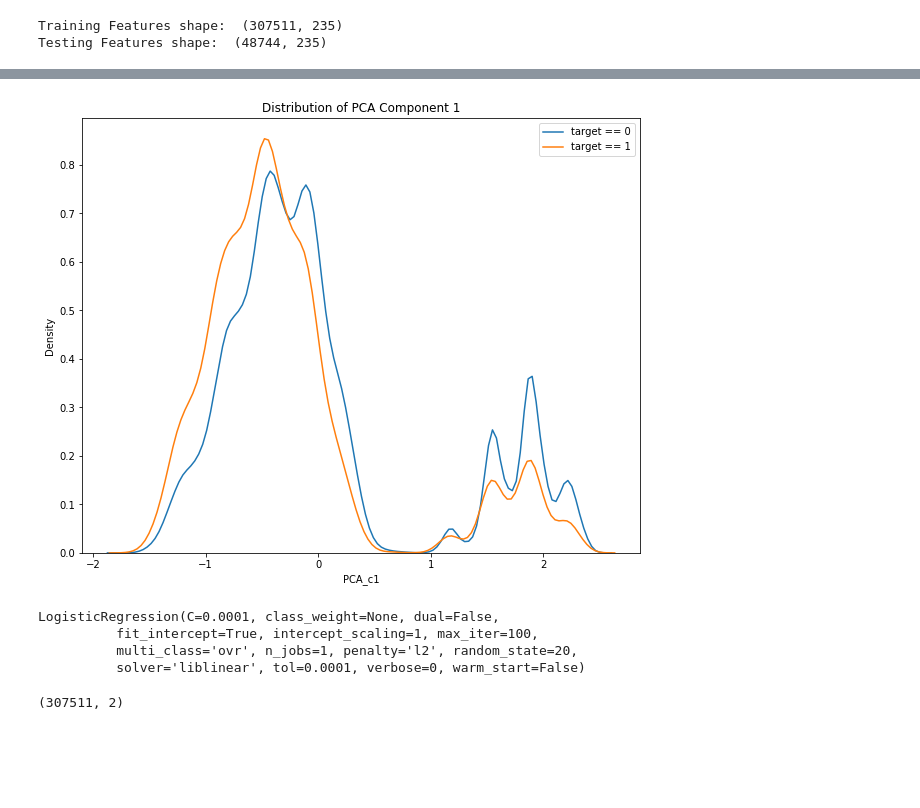
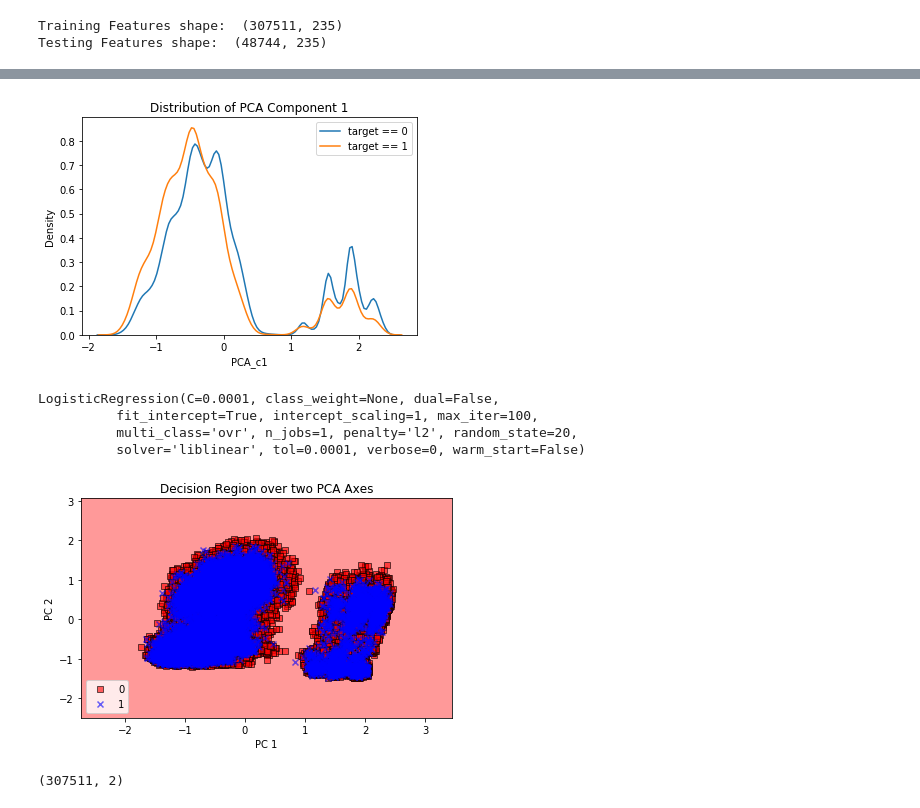
Before and after one commit to jharris07/defaultrisks, a Jupyter notebook: log_reg_pca.ipynb, the cells around one changed output, grey strips where cells are left out. Cells and saved outputs as stored; diff of their text form; code cells hidden in the pictures; blank space fills up the shorter version.

```diff
--- a/log_reg_pca.ipynb
+++ b/log_reg_pca.ipynb
@@ -83,18 +80,19 @@ df.head()
 # %%
 #plot PCA/Target correlation
 #no wonder PCA is so horrible
-plt.figure(figsize = (10, 8))
+#plt.figure(figsize = (10, 8))
+plt.figure()
 
 # KDE plot of loans that were repaid on time
 sns.kdeplot(df.loc[df['TARGET'] == 0, 'PCA_c1'], label = 'target == 0')
 
 # KDE plot of loans which were not repaid on time
 sns.kdeplot(df.loc[df['TARGET'] == 1, 'PCA_c1'], label = 'target == 1')
 
 # Labeling of plot
 plt.xlabel('PCA_c1'); plt.ylabel('Density'); plt.title('Distribution of PCA Component 1');
 # %% [output]
-[figure, old version]
+[figure, new version]
 # %%
 from matplotlib.colors import ListedColormap
 
@@ -141,6 +141,20 @@ LogisticRegression(C=0.0001, class_weight=None, dual=False,
           fit_intercept=True, intercept_scaling=1, max_iter=100,
           multi_class='ovr', n_jobs=1, penalty='l2', random_state=20,
           solver='liblinear', tol=0.0001, verbose=0, warm_start=False)
+# %%
+#only works with n_components=2
+plot_decision_regions(X_train_pca, app_train_y, classifier=log_reg, plot_samples=True)
+#plt.xlim(-10, 10)
+#plt.ylim(-10, 10)
+plt.xlabel('PC 1')
+plt.ylabel('PC 2')
+plt.legend(loc='lower left')
+plt.title('Decision Region over two PCA Axes')
+plt.tight_layout()
+# plt.savefig('images/05_04.png', dpi=300)
+plt.show()
+# %% [output]
+[figure, added]
 # %%
 X_train_pca.shape
 # %% [output]
```
Also changed, not shown: parts of 3 cells of this notebook, 2 other files.
